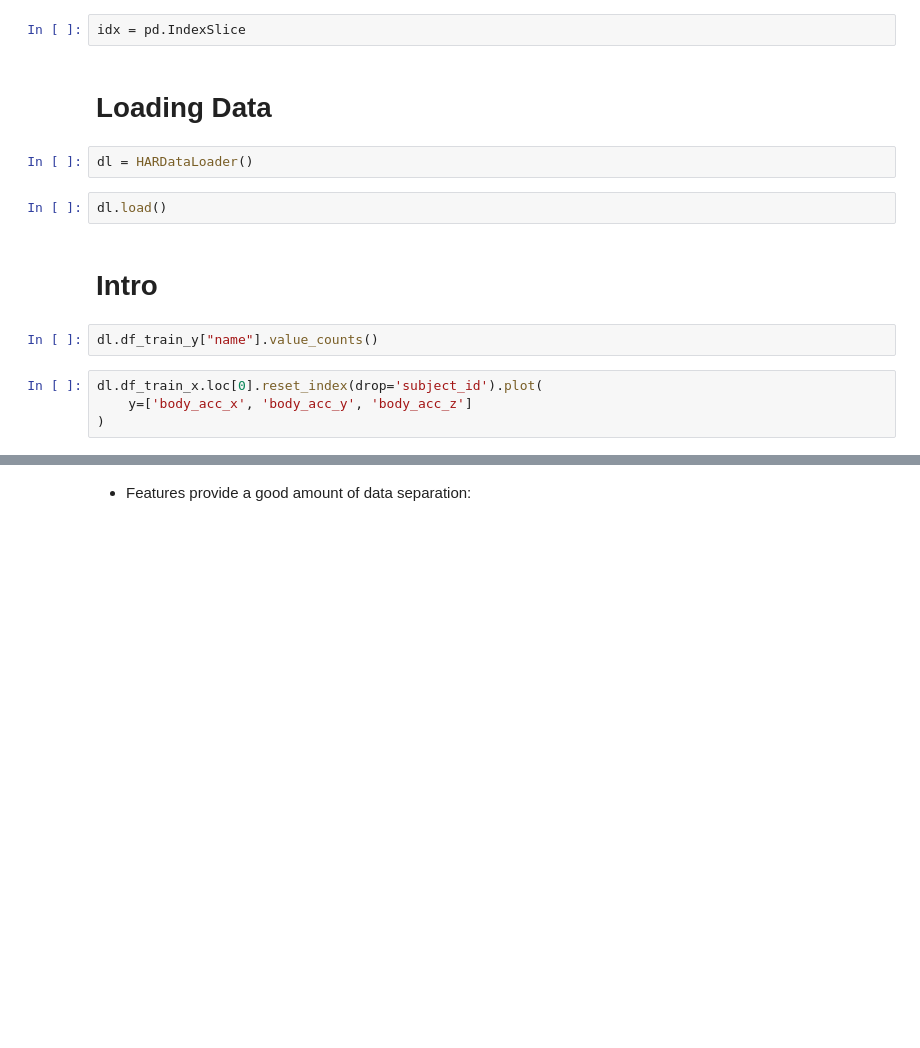
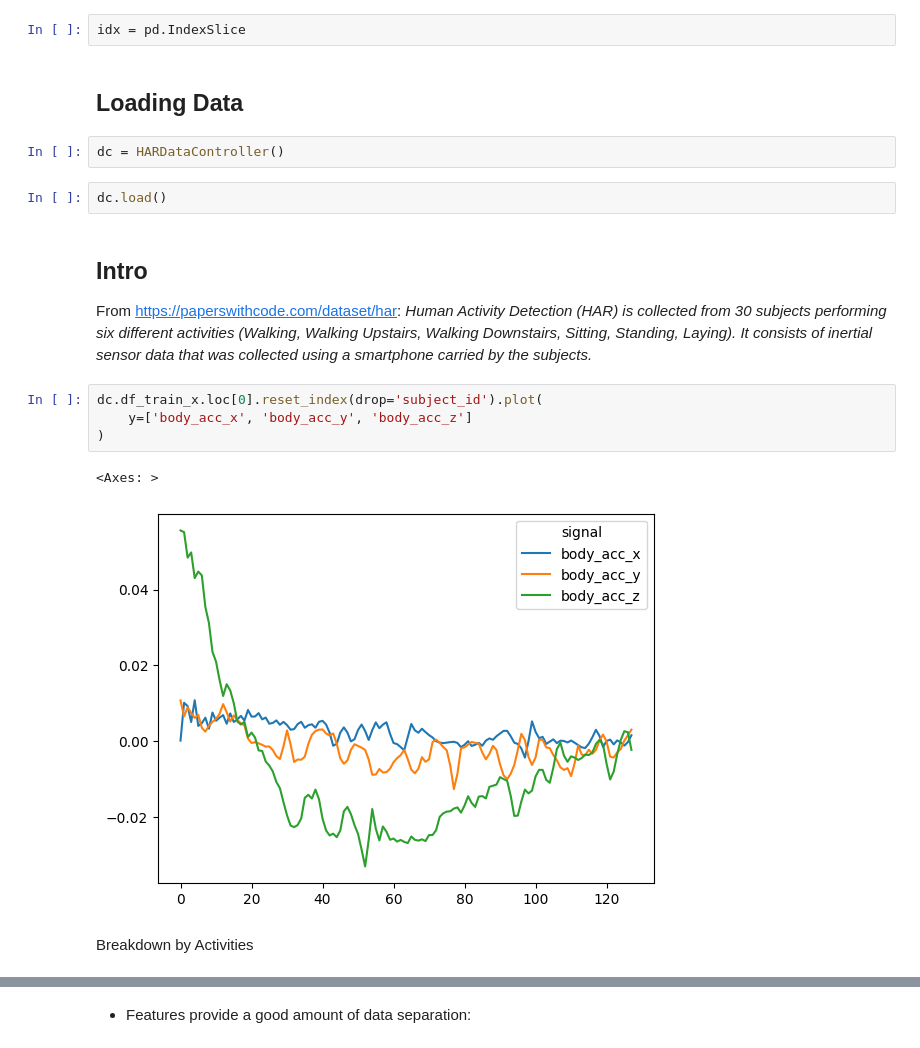
Before and after one commit to glebpnkv/xdp-analysis, a Jupyter notebook: notebooks/1_model_comparison.ipynb, the cells around one changed output, grey strips where cells are left out. Saved outputs shown, nothing was run; the diff lists cells and outputs as text; blank space fills up the shorter version.

```diff
--- a/notebooks/1_model_comparison.ipynb
+++ b/notebooks/1_model_comparison.ipynb
@@ -24,16 +44,21 @@ from data_loader import HARDataLoader
 # %%
 idx = pd.IndexSlice
 # %% [markdown]
-# Loading Data
+## Loading Data
 # %%
-dl = HARDataLoader()
+dc = HARDataController()
 # %%
-dl.load()
+dc.load()
 # %% [markdown]
-# Intro
+## Intro
+
+From https://paperswithcode.com/dataset/har: *Human Activity Detection (HAR) is collected from 30 subjects performing six different activities (Walking, Walking Upstairs, Walking Downstairs, Sitting, Standing, Laying). It consists of inertial sensor data that was collected using a smartphone carried by the subjects.*
-# %%
-dl.df_train_y["name"].value_counts()
 # %%
-dl.df_train_x.loc[0].reset_index(drop='subject_id').plot(
+dc.df_train_x.loc[0].reset_index(drop='subject_id').plot(
     y=['body_acc_x', 'body_acc_y', 'body_acc_z']
 )
+# %% [output]
+<Axes: >
+[figure, added]
+# %% [markdown]
+Breakdown by Activities
```
Also changed, not shown: parts of 39 cells of this notebook, 3 other files.
